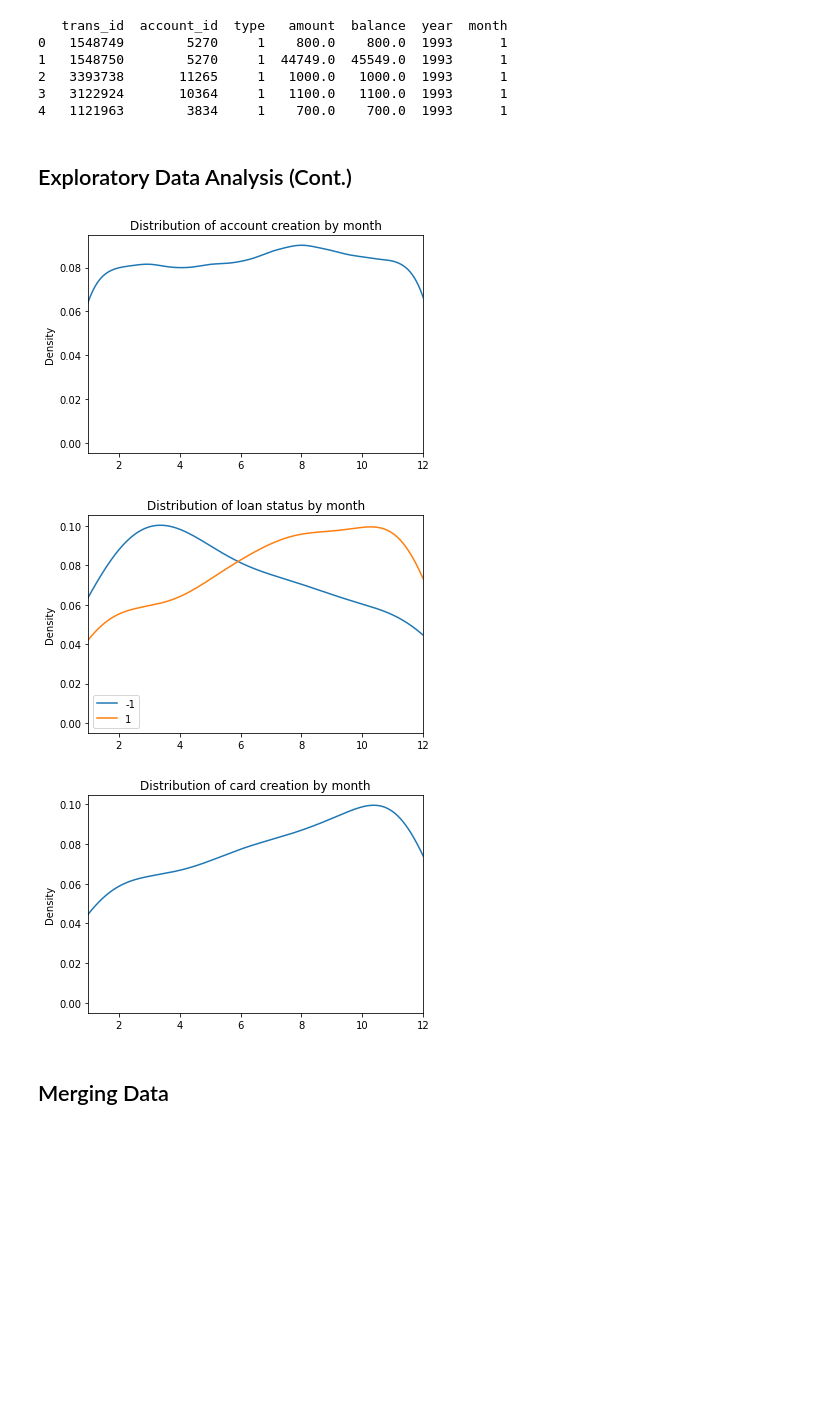
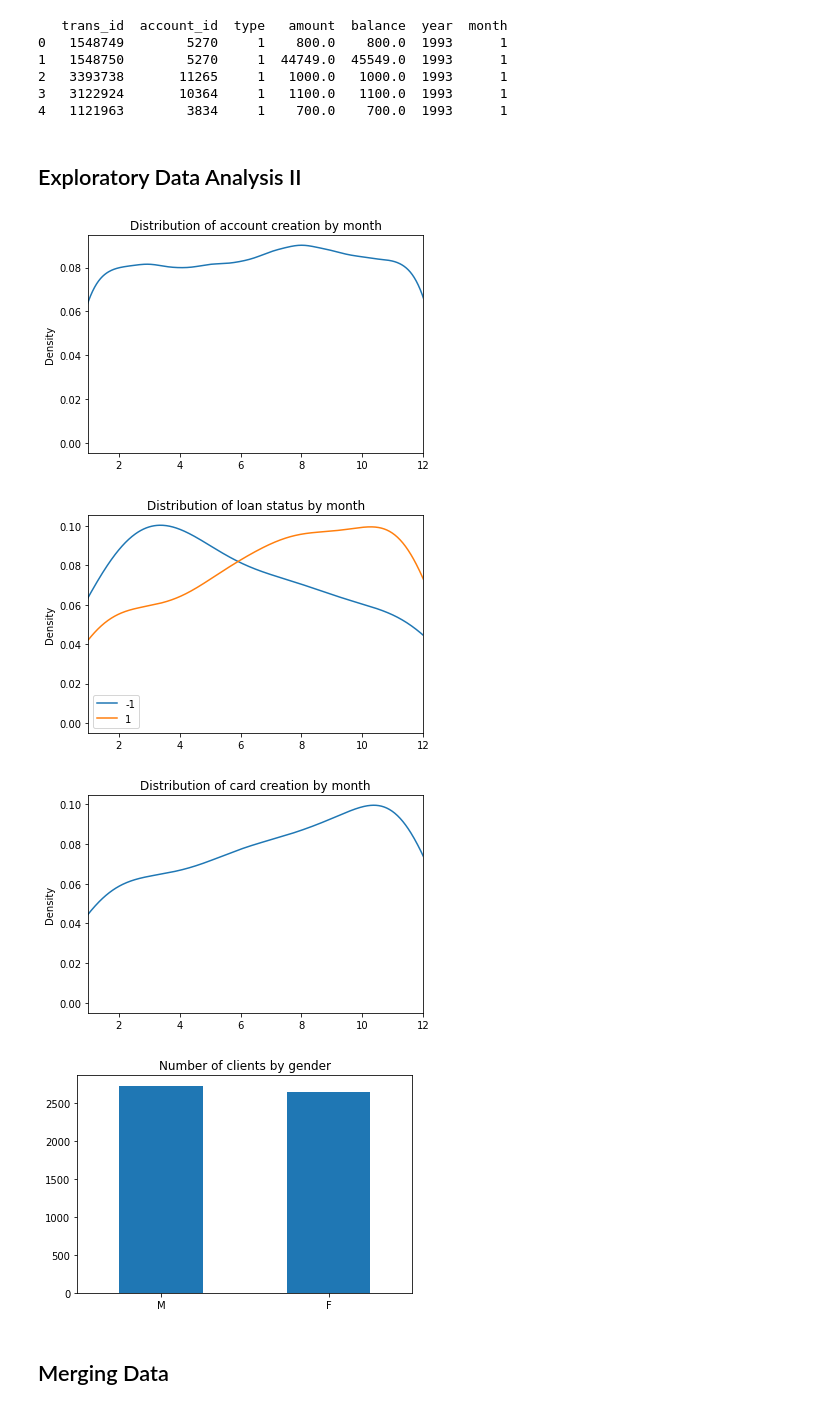
Before and after one commit to diogoabnunes/AC-Project, a Jupyter notebook: docs/notebook.ipynb, the cells around one changed output. Cells and saved outputs as stored; diff of their text form; code cells hidden in the pictures; blank space fills up the shorter version.

Commit message:
More data analysis

```diff
--- a/docs/notebook.ipynb
+++ b/docs/notebook.ipynb
@@ -253,29 +262,32 @@ preProcessedAccount_df = preProcessAccount(account_df)
 preProcessedLoan_df = preProcessLoan(loan_df)
 preProcessedTransaction_df = preProcessTransaction(transaction_df)
 # %% [markdown]
-## Exploratory Data Analysis (Cont.)
+## Exploratory Data Analysis II
 # %%
 # Distribution of account creation by month
 preProcessedAccount_df['month'].plot(kind='density', xlim=(1, 12))
 plt.title('Distribution of account creation by month')
 plt.show()
 
 # Distribution of loan status by month
 preProcessedLoan_df.groupby('status')['month'].plot(kind='density', legend=True, xlim=(1, 12))
 plt.title('Distribution of loan status by month')
 plt.show()
 
 # Distribution of card creation by month
 preProcessedCard_df['issued'].dt.month.plot(kind='density', xlim=(1, 12))
 plt.title('Distribution of card creation by month')
 plt.show()
 
-# TODO: correlation between gender and loan status
-# TODO: distribution of ages when getting a loan
+# Client gender is almost evenly distributed between male and female
+preProcessedClient_df['gender'].value_counts().plot(kind='bar', rot=0)
+plt.title('Number of clients by gender')
+plt.show()
 # %% [output]
 [figure]
 [figure]
 [figure]
+[figure, added]
 # %% [markdown]
 ## Merging Data
 # %%
```
Also changed, not shown: parts of 7 cells of this notebook.
